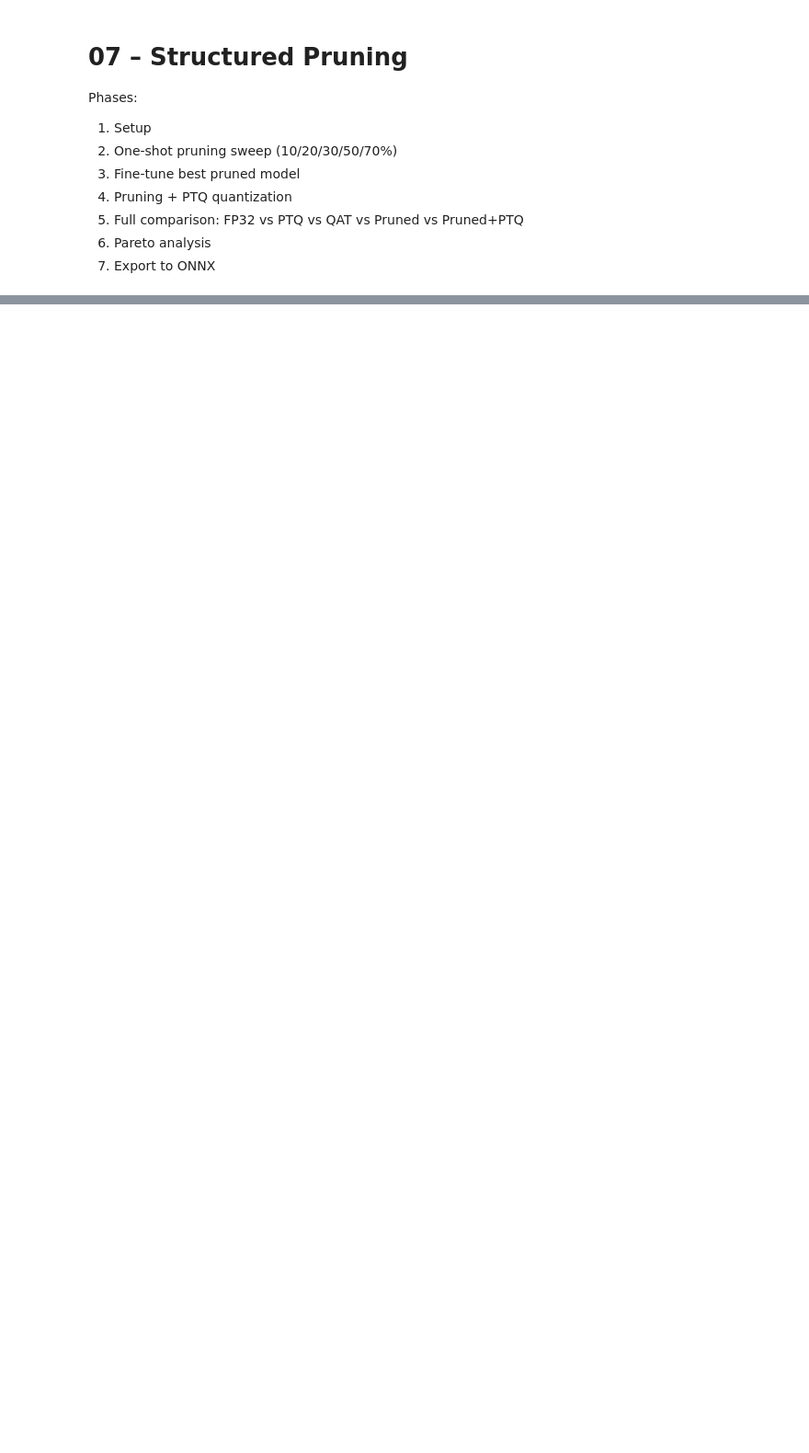
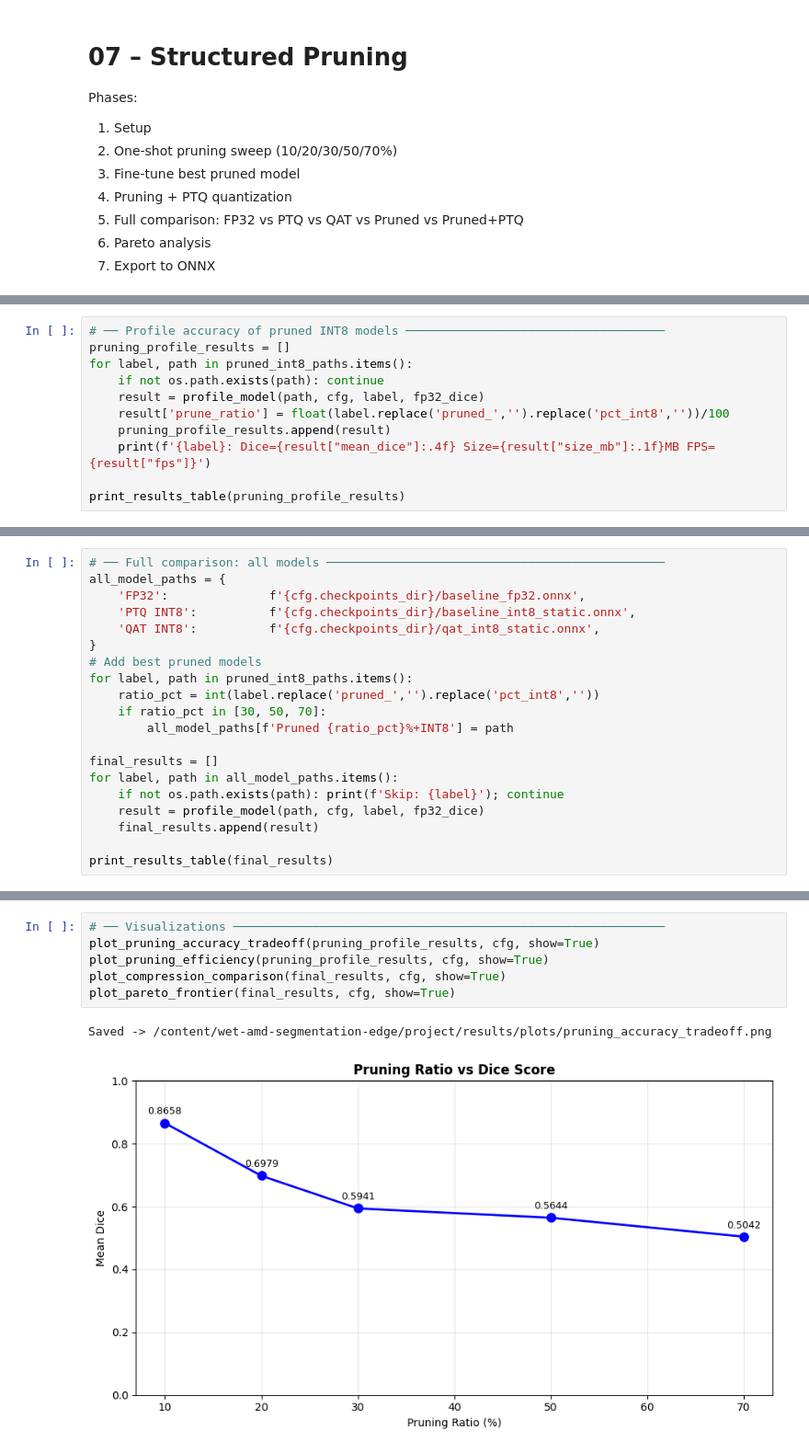
Before and after one commit to Anuradha00Herath/wet-amd-segmentation-edge, a Jupyter notebook: project/notebooks/07_structured_pruning.ipynb, the cells around one changed output, grey strips where cells are left out. Shown at 92% size. Drawn from its saved outputs; the diff is of its cells as text; blank space fills up the shorter version.

```diff
--- a/project/notebooks/07_structured_pruning.ipynb
+++ b/project/notebooks/07_structured_pruning.ipynb
@@ -155,0 +627,11 @@ plot_pareto_frontier(all_results, cfg, show=True)
+# %%
+# ── Profile accuracy of pruned INT8 models ────────────────────────────────────
+pruning_profile_results = []
+for label, path in pruned_int8_paths.items():
+    if not os.path.exists(path): continue
+    result = profile_model(path, cfg, label, fp32_dice)
+    result['prune_ratio'] = float(label.replace('pruned_','').replace('pct_int8',''))/100
+    pruning_profile_results.append(result)
+    print(f'{label}: Dice={result["mean_dice"]:.4f} Size={result["size_mb"]:.1f}MB FPS={result["fps"]}')
+
+print_results_table(pruning_profile_results)
@@ -155,0 +674,20 @@ plot_pareto_frontier(all_results, cfg, show=True)
+# %%
+# ── Full comparison: all models ───────────────────────────────────────────────
+all_model_paths = {
+    'FP32':              f'{cfg.checkpoints_dir}/baseline_fp32.onnx',
+    'PTQ INT8':          f'{cfg.checkpoints_dir}/baseline_int8_static.onnx',
+    'QAT INT8':          f'{cfg.checkpoints_dir}/qat_int8_static.onnx',
+}
+# Add best pruned models
+for label, path in pruned_int8_paths.items():
+    ratio_pct = int(label.replace('pruned_','').replace('pct_int8',''))
+    if ratio_pct in [30, 50, 70]:
+        all_model_paths[f'Pruned {ratio_pct}%+INT8'] = path
+
+final_results = []
+for label, path in all_model_paths.items():
+    if not os.path.exists(path): print(f'Skip: {label}'); continue
+    result = profile_model(path, cfg, label, fp32_dice)
+    final_results.append(result)
+
+print_results_table(final_results)
@@ -155,0 +725,9 @@ plot_pareto_frontier(all_results, cfg, show=True)
+# %%
+# ── Visualizations ────────────────────────────────────────────────────────────
+plot_pruning_accuracy_tradeoff(pruning_profile_results, cfg, show=True)
+plot_pruning_efficiency(pruning_profile_results, cfg, show=True)
+plot_compression_comparison(final_results, cfg, show=True)
+plot_pareto_frontier(final_results, cfg, show=True)
+# %% [output]
+Saved -> /content/wet-amd-segmentation-edge/project/results/plots/pruning_accuracy_tradeoff.png
+[figure, added]
```
Also changed, not shown: parts of 19 cells of this notebook.
